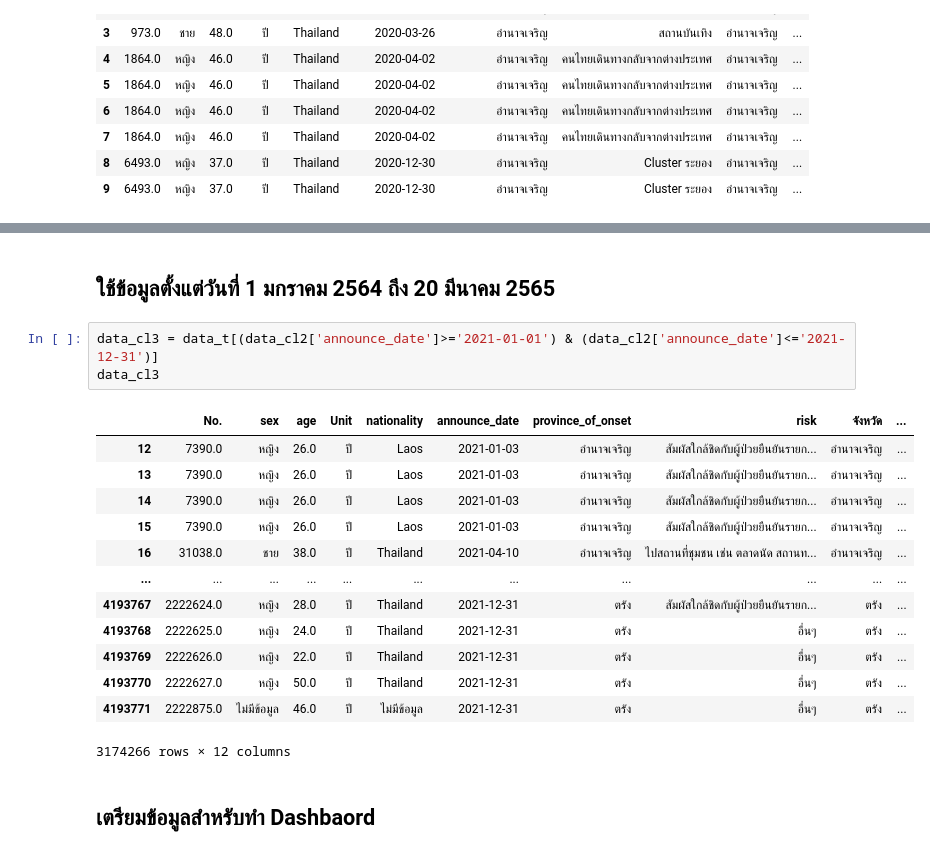
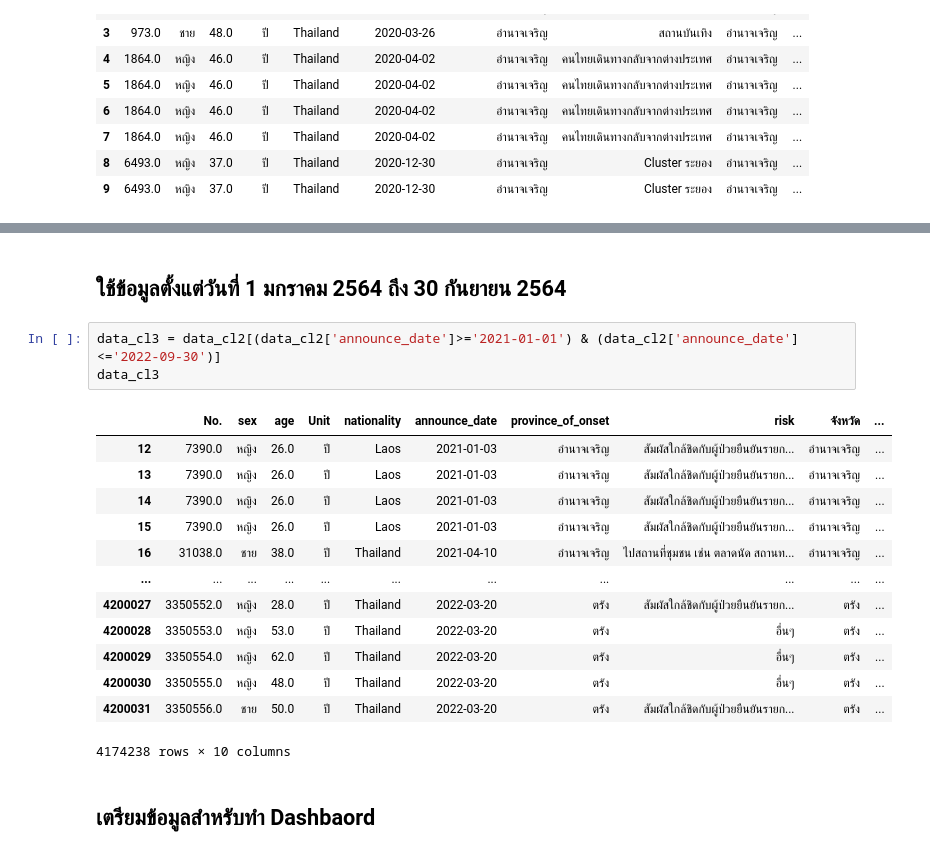
Before and after one commit to team0243/data_viz_2022, a Jupyter notebook: data_viz_project.ipynb, the cells around one changed output, grey strips where cells are left out. Cells and saved outputs as stored; diff of their text form.

```diff
--- a/data_viz_project.ipynb
+++ b/data_viz_project.ipynb
@@ -865,22 +844,22 @@ data_t
 # %% [markdown]
-## ใช้ข้อมูลตั้งแต่วันที่ 1 มกราคม 2564 ถึง 20 มีนาคม 2565
+## ใช้ข้อมูลตั้งแต่วันที่ 1 มกราคม 2564 ถึง 30 กันยายน 2564
 # %%
-data_cl3 = data_t[(data_cl2['announce_date']>='2021-01-01') & (data_cl2['announce_date']<='2021-12-31')]
+data_cl3 = data_cl2[(data_cl2['announce_date']>='2021-01-01') & (data_cl2['announce_date']<='2022-09-30')]
 data_cl3
 # %% [output]
 |  | No. | sex | age | Unit | nationality | announce_date | province_of_onset | risk | จังหวัด | ... |
 | 12 | 7390.0 | หญิง | 26.0 | ปี | Laos | 2021-01-03 | อำนาจเจริญ | สัมผัสใกล้ชิดกับผู้ป่วยยืนยันรายก... | อำนาจเจริญ | ... |
 | 13 | 7390.0 | หญิง | 26.0 | ปี | Laos | 2021-01-03 | อำนาจเจริญ | สัมผัสใกล้ชิดกับผู้ป่วยยืนยันรายก... | อำนาจเจริญ | ... |
 | 14 | 7390.0 | หญิง | 26.0 | ปี | Laos | 2021-01-03 | อำนาจเจริญ | สัมผัสใกล้ชิดกับผู้ป่วยยืนยันรายก... | อำนาจเจริญ | ... |
 | 15 | 7390.0 | หญิง | 26.0 | ปี | Laos | 2021-01-03 | อำนาจเจริญ | สัมผัสใกล้ชิดกับผู้ป่วยยืนยันรายก... | อำนาจเจริญ | ... |
 | 16 | 31038.0 | ชาย | 38.0 | ปี | Thailand | 2021-04-10 | อำนาจเจริญ | ไปสถานที่ชุมชน เช่น ตลาดนัด สถานท... | อำนาจเจริญ | ... |
 | ... | ... | ... | ... | ... | ... | ... | ... | ... | ... | ... |
-| 4193767 | 2222624.0 | หญิง | 28.0 | ปี | Thailand | 2021-12-31 | ตรัง | สัมผัสใกล้ชิดกับผู้ป่วยยืนยันรายก... | ตรัง | ... |
-| 4193768 | 2222625.0 | หญิง | 24.0 | ปี | Thailand | 2021-12-31 | ตรัง | อื่นๆ | ตรัง | ... |
-| 4193769 | 2222626.0 | หญิง | 22.0 | ปี | Thailand | 2021-12-31 | ตรัง | อื่นๆ | ตรัง | ... |
-| 4193770 | 2222627.0 | หญิง | 50.0 | ปี | Thailand | 2021-12-31 | ตรัง | อื่นๆ | ตรัง | ... |
-| 4193771 | 2222875.0 | ไม่มีข้อมูล | 46.0 | ปี | ไม่มีข้อมูล | 2021-12-31 | ตรัง | อื่นๆ | ตรัง | ... |
+| 4200027 | 3350552.0 | หญิง | 28.0 | ปี | Thailand | 2022-03-20 | ตรัง | สัมผัสใกล้ชิดกับผู้ป่วยยืนยันรายก... | ตรัง | ... |
+| 4200028 | 3350553.0 | หญิง | 53.0 | ปี | Thailand | 2022-03-20 | ตรัง | อื่นๆ | ตรัง | ... |
+| 4200029 | 3350554.0 | หญิง | 62.0 | ปี | Thailand | 2022-03-20 | ตรัง | อื่นๆ | ตรัง | ... |
+| 4200030 | 3350555.0 | หญิง | 48.0 | ปี | Thailand | 2022-03-20 | ตรัง | อื่นๆ | ตรัง | ... |
+| 4200031 | 3350556.0 | ชาย | 50.0 | ปี | Thailand | 2022-03-20 | ตรัง | สัมผัสใกล้ชิดกับผู้ป่วยยืนยันรายก... | ตรัง | ... |
-3174266 rows × 12 columns
+4174238 rows × 10 columns
 # %% [markdown]
 ## เตรียมข้อมูลสำหรับทำ Dashbaord
 # %% [markdown]
```
Also changed, not shown: parts of 33 cells of this notebook.
